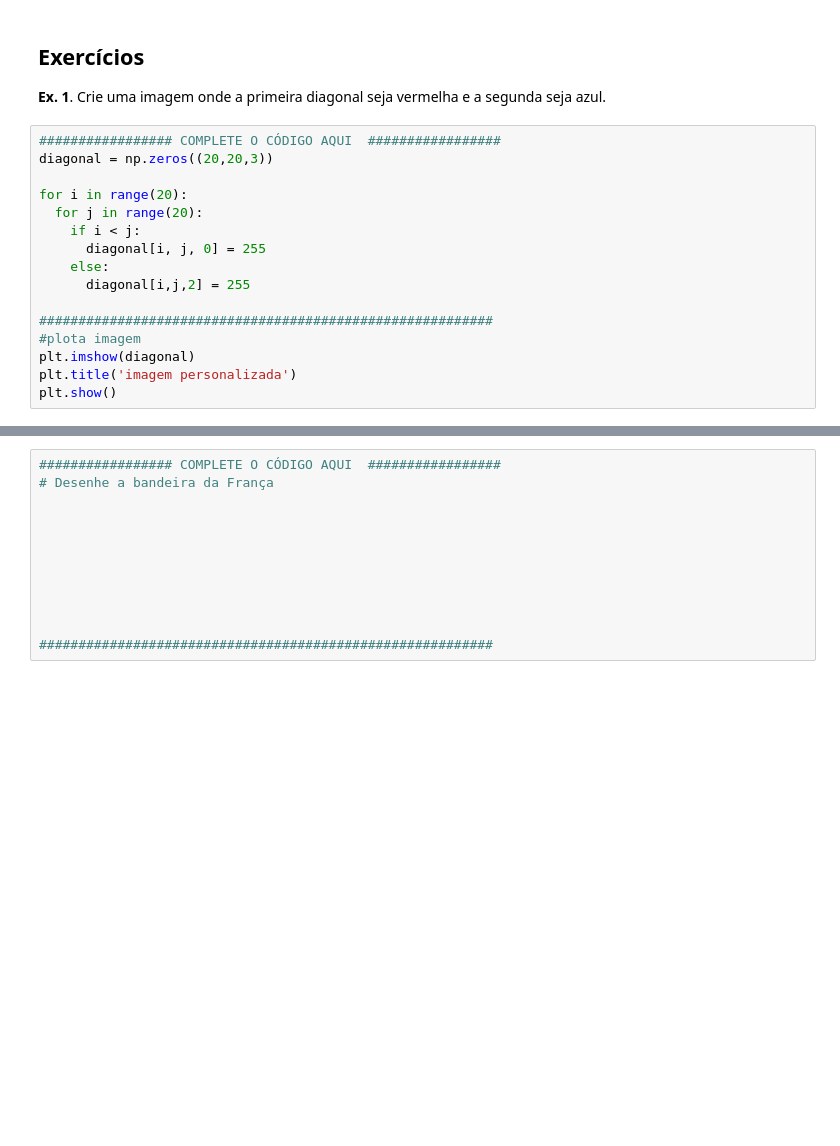
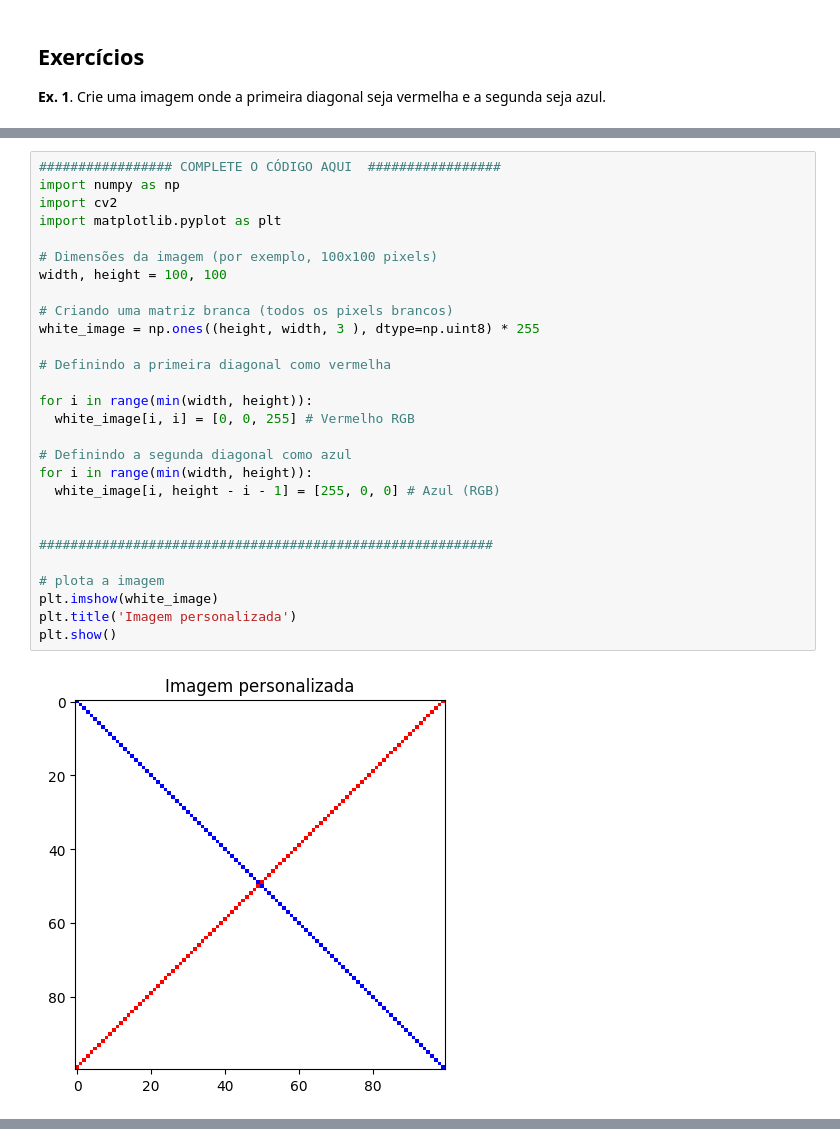
Before and after one commit to Fdark18/Portifolio, a Jupyter notebook: exPDI03_cores.ipynb, the cells around one changed output, grey strips where cells are left out. Saved outputs shown, nothing was run; the diff lists cells and outputs as text; blank space fills up the shorter version.

```diff
--- a/exPDI03_cores.ipynb
+++ b/exPDI03_cores.ipynb
@@ -430,19 +351,3 @@ plt.show()
 ## Exercícios
 
 **Ex. 1**. Crie uma imagem onde a primeira diagonal seja vermelha e a segunda seja azul.
-# %%
-################# COMPLETE O CÓDIGO AQUI  #################
-diagonal = np.zeros((20,20,3))
-
-for i in range(20):
-  for j in range(20):
-    if i < j:
-      diagonal[i, j, 0] = 255
-    else:
-      diagonal[i,j,2] = 255
-
-##########################################################
-#plota imagem
-plt.imshow(diagonal)
-plt.title('imagem personalizada')
-plt.show()
@@ -452,18 +354,36 @@ WARNING:matplotlib.image:Clipping input data to the valid range for imshow with
+# %%
+################# COMPLETE O CÓDIGO AQUI  #################
+import numpy as np
+import cv2
+import matplotlib.pyplot as plt
+
+# Dimensões da imagem (por exemplo, 100x100 pixels)
+width, height = 100, 100
+
+# Criando uma matriz branca (todos os pixels brancos)
+white_image = np.ones((height, width, 3 ), dtype=np.uint8) * 255
+
+# Definindo a primeira diagonal como vermelha
+
+for i in range(min(width, height)):
+  white_image[i, i] = [0, 0, 255] # Vermelho RGB
+
+# Definindo a segunda diagonal como azul
+for i in range(min(width, height)):
+  white_image[i, height - i - 1] = [255, 0, 0] # Azul (RGB)
+
+
+##########################################################
+
+# plota a imagem
+plt.imshow(white_image)
+plt.title('Imagem personalizada')
+plt.show()
+# %% [output]
+[figure, added]
 # %% [markdown]
 **Ex. 2**. Desenhe a bandeira da frança usando operações matriciais.
 
 <div>
   <img src="https://upload.wikimedia.org/wikipedia/commons/archive/c/c3/20071009130053%21Flag_of_France.svg" width="234"/>
 </div>
-# %%
-################# COMPLETE O CÓDIGO AQUI  #################
-# Desenhe a bandeira da França
-
-
-
-
-
-
-
-
-##########################################################
```
Also changed, not shown: parts of 12 cells of this notebook.
